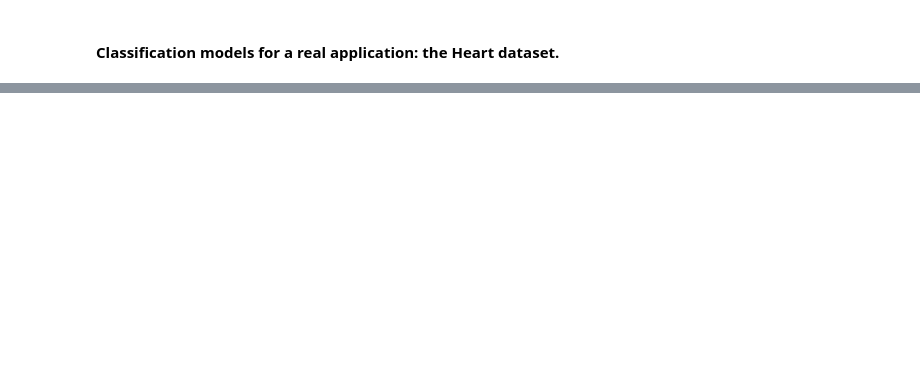
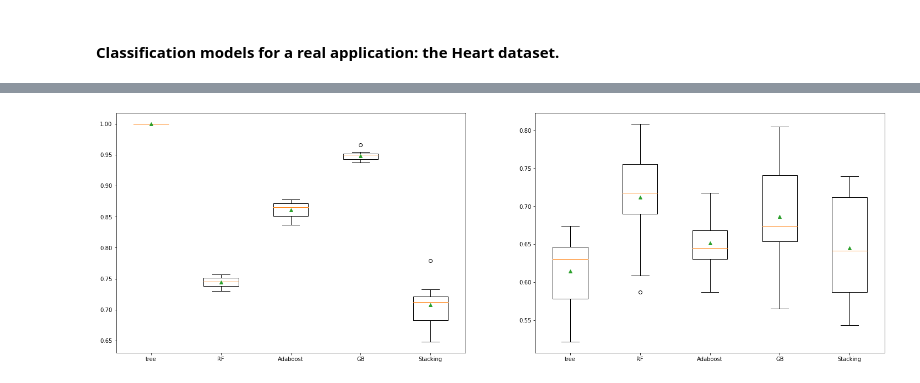
Before and after one commit to VhinyMombo/MAL2021, a Jupyter notebook: MAL_TP3.ipynb, the cells around one changed output, grey strips where cells are left out. Drawn from its saved outputs; the diff is of its cells as text; code cells hidden in the pictures; blank space fills up the shorter version.

```diff
--- a/MAL_TP3.ipynb
+++ b/MAL_TP3.ipynb
@@ -319,2 +319,13 @@ plt.show()
 # %% [markdown]
 #### Classification models for a real application: the Heart dataset.
+# %%
+#Application SA Heart####################################
+import pandas as pd
+import numpy as np
+tab=pd.read_csv('SAheart.txt')
+#print(tab)
+np.shape(tab)## (462, 11)
+Y=tab["chd"]
+Xnum=tab.loc[:,['famhist','sbp','tobacco','ldl','adiposity','typea','obesity','alcohol','age']]
+Xnum['famhist'] = (Xnum['famhist'] == 'Present')*1.0
+X=Xnum#.to_numpy();
@@ -320,0 +480,46 @@ plt.show()
+# %%
+import pandas as pd
+from sklearn.model_selection import KFold
+from sklearn import metrics
+from sklearn.metrics import make_scorer
+
+models = get_models()
+kf = KFold(n_splits= 10,shuffle=True)
+data_train = pd.DataFrame()
+data_test = pd.DataFrame()
+
+j = 0
+for train_index, test_index in kf.split(X):
+    X_train, X_test = X[train_index], X[test_index]
+    y_train, y_test = Y[train_index], Y[test_index]
+    ### model
+    #tree = DecisionTreeClassifier(min_samples_split= 30,
+     #                             min_samples_leaf = 10)
+
+    #bagging = BaggingClassifier(n_estimators=20,
+    #                           base_estimator=tree,
+     #                          random_state=0)
+
+    #RF = RandomForestClassifier(max_depth=5,
+     #                      random_state=0)
+    for name, model in models.items():
+        modelfit = model.fit(X_train, y_train)
+        predxclass_train= modelfit.predict(X_train)
+        predxclass_test = modelfit.predict(X_test)
+
+        #predxclass_train = np.argmax(pY_train, axis=1)
+        #predxclass_test = np.argmax(pY_test, axis=1)
+
+        data_test.loc[j,name] = metrics.accuracy_score(y_test,predxclass_test)
+        data_train.loc[j,name] = metrics.accuracy_score(y_train,predxclass_train)
+    j+=1
+#data = [accuracy_train, accuracy_test, precision_train, precision_test, recall_train, recall_test, f1_train, f1_test, auc_train, auc_test]
+
+plt.figure(figsize=(25,8))
+ax = plt.subplot(121)
+ax.boxplot(data_train,labels = list(data_train.columns),showmeans=True)
+ax = plt.subplot(122)
+ax.boxplot(data_test,labels = list(data_train.columns),showmeans=True)
+plt.show()
+# %% [output]
+[figure, added]
```
Also changed, not shown: parts of 37 cells of this notebook.
